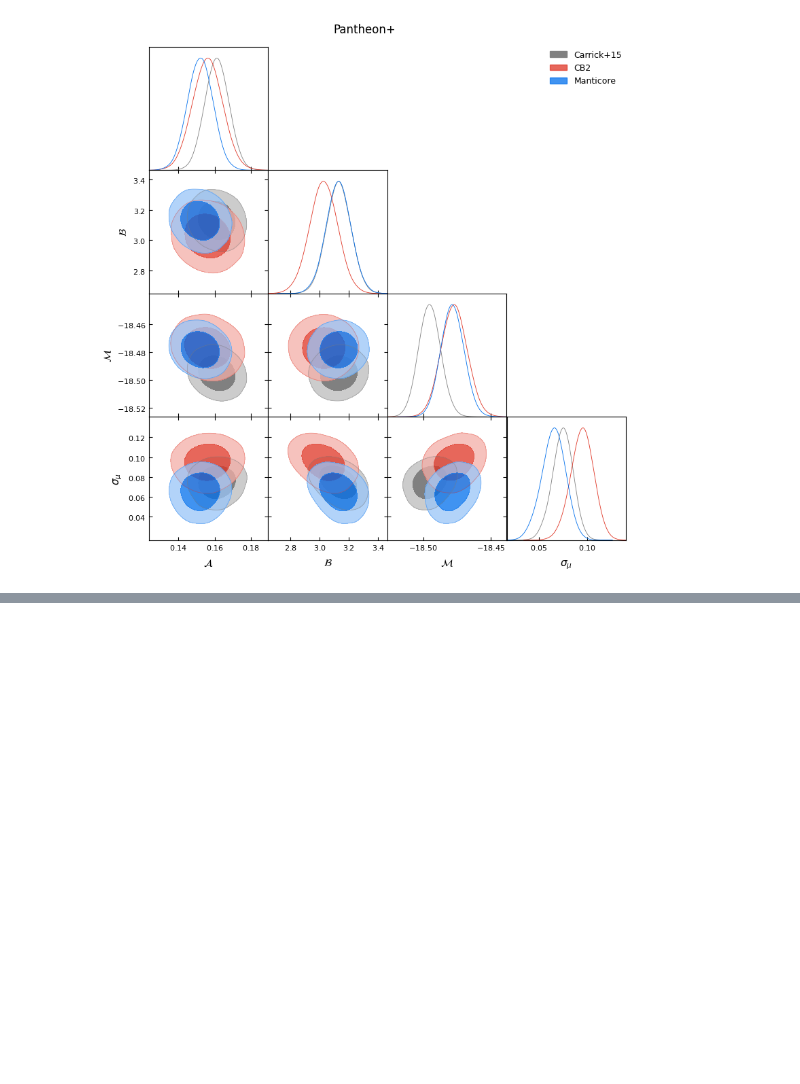
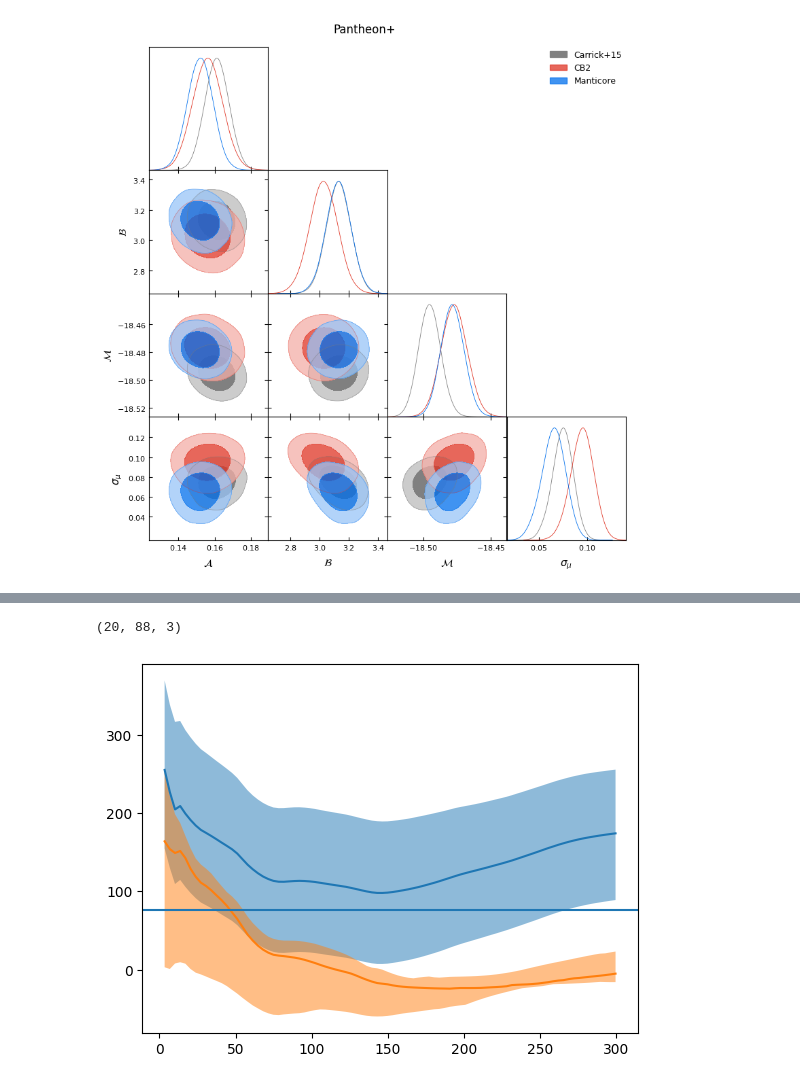
Before and after one commit to Richard-Sti/csiborgtools, a Jupyter notebook: notebooks/flow/reconstruction_comparison.ipynb, the cells around one changed output, grey strips where cells are left out. Drawn from its saved outputs; the diff is of its cells as text; code cells hidden in the pictures; blank space fills up the shorter version.

```diff
--- a/notebooks/flow/reconstruction_comparison.ipynb
+++ b/notebooks/flow/reconstruction_comparison.ipynb
@@ -223,0 +263,23 @@ Removed no burn in
+# %%
+Bsim.shape
+# %% [output]
+(20, 88, 3)
+# %%
+plt.figure()
+ylow, ymed, yhigh = np.percentile(B[..., 1], [16, 50, 84], axis=1)
+plt.plot(r, ymed, label="Median")
+plt.fill_between(r, ylow, yhigh, alpha=0.5)
+
+
+ylow, ymed, yhigh = np.percentile(Bsim[..., 1], [16, 50, 84], axis=0)
+plt.plot(r, ymed, label="Median")
+plt.fill_between(r, ylow, yhigh, alpha=0.5)
+
+
+
+plt.axhline(76)
+
+
+plt.show()
+# %% [output]
+[figure, added]
```
Also changed, not shown: parts of 12 cells of this notebook.
